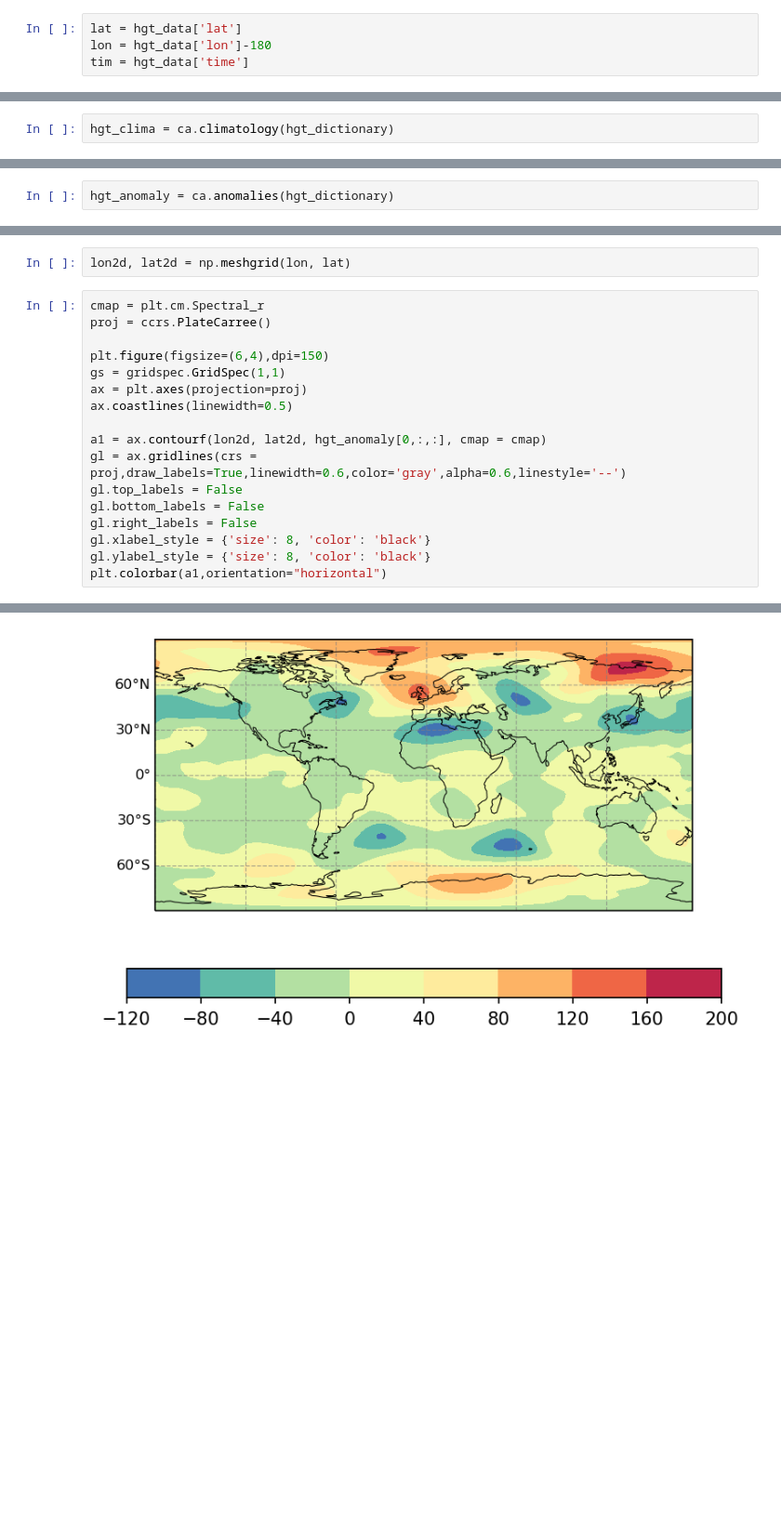
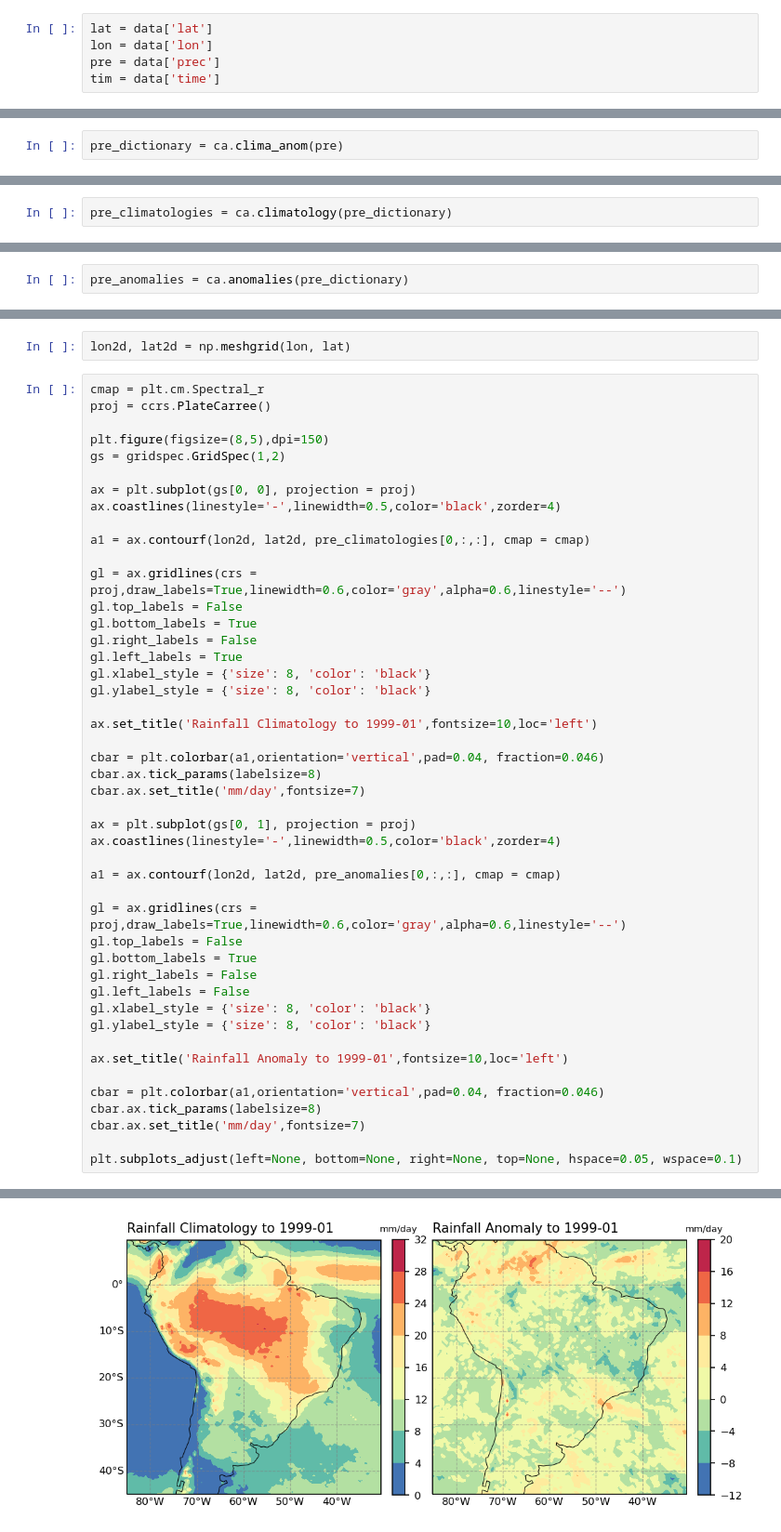
Before and after one commit to mhacarthur/clima-anom, a Jupyter notebook: examples/Export_Climatology_netcdf.ipynb, the cells around one changed output, grey strips where cells are left out. Shown at 93% size. Drawn from its saved outputs; the diff is of its cells as text; blank space fills up the shorter version.

Commit message:
update jupyter examples, update figures, remove Brasil shapefile and upload Amazonas shapefile

```diff
--- a/examples/Export_Climatology_netcdf.ipynb
+++ b/examples/Export_Climatology_netcdf.ipynb
@@ -19,4 +19,5 @@ time : (480,)
 # %%
-lat = hgt_data['lat']
-lon = hgt_data['lon']-180
-tim = hgt_data['time']
+lat = data['lat']
+lon = data['lon']
+pre = data['prec']
+tim = data['time']
@@ -30,0 +32,2 @@ Numbers of months:  480
+# %%
+pre_dictionary = ca.clima_anom(pre)
@@ -31,2 +40,2 @@ Numbers of months:  480
 # %%
-hgt_clima = ca.climatology(hgt_dictionary)
+pre_climatologies = ca.climatology(pre_dictionary)
@@ -37,2 +42,2 @@ print(hgt_clima.shape)
 # %%
-hgt_anomaly = ca.anomalies(hgt_dictionary)
+pre_anomalies = ca.anomalies(pre_dictionary)
@@ -46,17 +53,46 @@ lon2d, lat2d = np.meshgrid(lon, lat)
 cmap = plt.cm.Spectral_r
 proj = ccrs.PlateCarree()
 
-plt.figure(figsize=(6,4),dpi=150)
-gs = gridspec.GridSpec(1,1)
-ax = plt.axes(projection=proj)
-ax.coastlines(linewidth=0.5)
+plt.figure(figsize=(8,5),dpi=150)
+gs = gridspec.GridSpec(1,2)
 
-a1 = ax.contourf(lon2d, lat2d, hgt_anomaly[0,:,:], cmap = cmap)
+ax = plt.subplot(gs[0, 0], projection = proj)
+ax.coastlines(linestyle='-',linewidth=0.5,color='black',zorder=4)
+
+a1 = ax.contourf(lon2d, lat2d, pre_climatologies[0,:,:], cmap = cmap)
+
 gl = ax.gridlines(crs = proj,draw_labels=True,linewidth=0.6,color='gray',alpha=0.6,linestyle='--')
 gl.top_labels = False
-gl.bottom_labels = False
+gl.bottom_labels = True
 gl.right_labels = False
+gl.left_labels = True
 gl.xlabel_style = {'size': 8, 'color': 'black'}
 gl.ylabel_style = {'size': 8, 'color': 'black'}
-plt.colorbar(a1,orientation="horizontal")
+
+ax.set_title('Rainfall Climatology to 1999-01',fontsize=10,loc='left')
+
+cbar = plt.colorbar(a1,orientation='vertical',pad=0.04, fraction=0.046)
+cbar.ax.tick_params(labelsize=8)
+cbar.ax.set_title('mm/day',fontsize=7)
+
+ax = plt.subplot(gs[0, 1], projection = proj)
+ax.coastlines(linestyle='-',linewidth=0.5,color='black',zorder=4)
+
+a1 = ax.contourf(lon2d, lat2d, pre_anomalies[0,:,:], cmap = cmap)
+
+gl = ax.gridlines(crs = proj,draw_labels=True,linewidth=0.6,color='gray',alpha=0.6,linestyle='--')
+gl.top_labels = False
+gl.bottom_labels = True
+gl.right_labels = False
+gl.left_labels = False
+gl.xlabel_style = {'size': 8, 'color': 'black'}
+gl.ylabel_style = {'size': 8, 'color': 'black'}
+
+ax.set_title('Rainfall Anomaly to 1999-01',fontsize=10,loc='left')
+
+cbar = plt.colorbar(a1,orientation='vertical',pad=0.04, fraction=0.046)
+cbar.ax.tick_params(labelsize=8)
+cbar.ax.set_title('mm/day',fontsize=7)
+
+plt.subplots_adjust(left=None, bottom=None, right=None, top=None, hspace=0.05, wspace=0.1)
 # %% [output]
@@ -64,2 +99,2 @@ plt.colorbar(a1,orientation="horizontal")
-[figure, old version]
+[figure, new version]
 # %%
```
Also changed, not shown: parts of 13 cells of this notebook, 17 other files.
